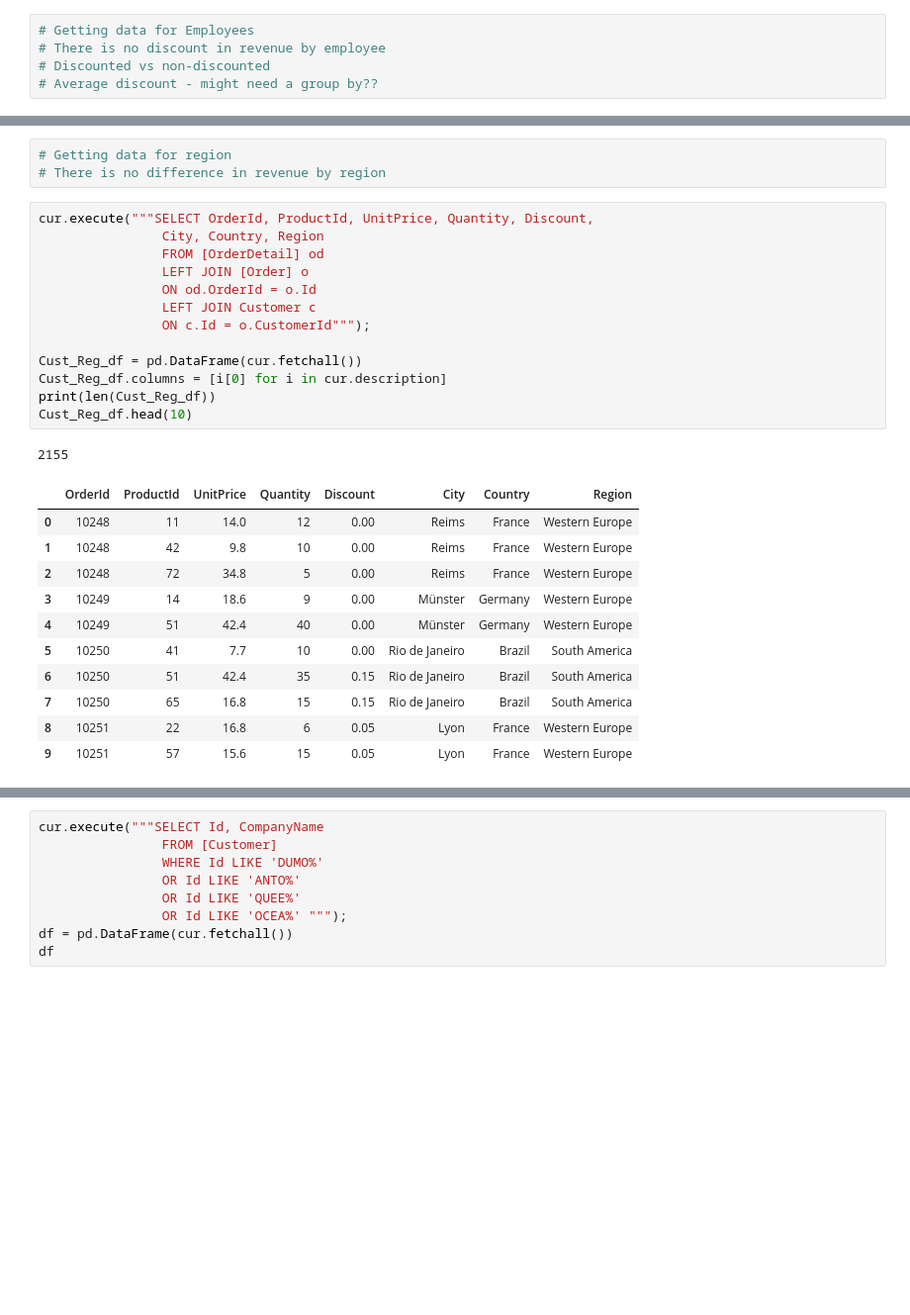
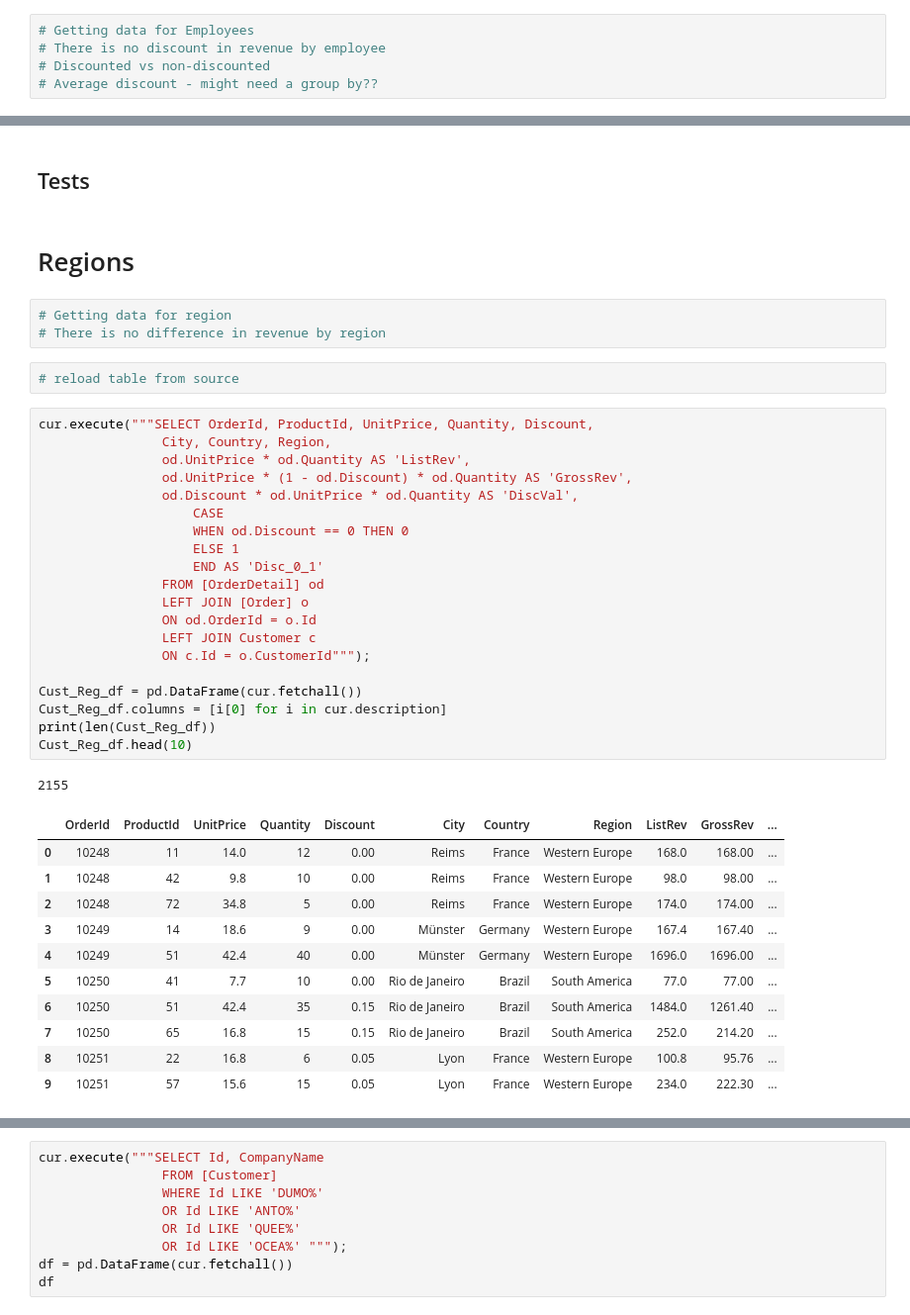
Before and after one commit to AndrewJ1/FI_Module_3, a Jupyter notebook: Project wip/dsc-mod-3-project-online-ds-pt-041519/Project WIP.ipynb, the cells around one changed output, grey strips where cells are left out. Shown at 99% size. Drawn from its saved outputs; the diff is of its cells as text; blank space fills up the shorter version.

```diff
--- a/Project wip/dsc-mod-3-project-online-ds-pt-041519/Project WIP.ipynb
+++ b/Project wip/dsc-mod-3-project-online-ds-pt-041519/Project WIP.ipynb
@@ -587,32 +855,45 @@ Emp_df.head(10)
+# %% [markdown]
+## Tests
+# %% [markdown]
+# Regions
 # %%
 # Getting data for region
 # There is no difference in revenue by region
+# %%
+# reload table from source
 # %%
 cur.execute("""SELECT OrderId, ProductId, UnitPrice, Quantity, Discount,
-                City, Country, Region
+                City, Country, Region,
+                od.UnitPrice * od.Quantity AS 'ListRev',
+                od.UnitPrice * (1 - od.Discount) * od.Quantity AS 'GrossRev',
+                od.Discount * od.UnitPrice * od.Quantity AS 'DiscVal',
+                    CASE
+                    WHEN od.Discount == 0 THEN 0
+                    ELSE 1
+                    END AS 'Disc_0_1'
                 FROM [OrderDetail] od
                 LEFT JOIN [Order] o
                 ON od.OrderId = o.Id
                 LEFT JOIN Customer c
                 ON c.Id = o.CustomerId""");
 
 Cust_Reg_df = pd.DataFrame(cur.fetchall())
 Cust_Reg_df.columns = [i[0] for i in cur.description]
 print(len(Cust_Reg_df))
 Cust_Reg_df.head(10)
 # %% [output]
 2155
-|  | OrderId | ProductId | UnitPrice | Quantity | Discount | City | Country | Region |
-| 0 | 10248 | 11 | 14.0 | 12 | 0.00 | Reims | France | Western Europe |
-| 1 | 10248 | 42 | 9.8 | 10 | 0.00 | Reims | France | Western Europe |
-| 2 | 10248 | 72 | 34.8 | 5 | 0.00 | Reims | France | Western Europe |
-| 3 | 10249 | 14 | 18.6 | 9 | 0.00 | Münster | Germany | Western Europe |
-| 4 | 10249 | 51 | 42.4 | 40 | 0.00 | Münster | Germany | Western Europe |
-| 5 | 10250 | 41 | 7.7 | 10 | 0.00 | Rio de Janeiro | Brazil | South America |
-| 6 | 10250 | 51 | 42.4 | 35 | 0.15 | Rio de Janeiro | Brazil | South America |
-| 7 | 10250 | 65 | 16.8 | 15 | 0.15 | Rio de Janeiro | Brazil | South America |
-| 8 | 10251 | 22 | 16.8 | 6 | 0.05 | Lyon | France | Western Europe |
-| 9 | 10251 | 57 | 15.6 | 15 | 0.05 | Lyon | France | Western Europe |
+|  | OrderId | ProductId | UnitPrice | Quantity | Discount | City | Country | Region | ListRev | GrossRev | ... |
+| 0 | 10248 | 11 | 14.0 | 12 | 0.00 | Reims | France | Western Europe | 168.0 | 168.00 | ... |
+| 1 | 10248 | 42 | 9.8 | 10 | 0.00 | Reims | France | Western Europe | 98.0 | 98.00 | ... |
+| 2 | 10248 | 72 | 34.8 | 5 | 0.00 | Reims | France | Western Europe | 174.0 | 174.00 | ... |
+| 3 | 10249 | 14 | 18.6 | 9 | 0.00 | Münster | Germany | Western Europe | 167.4 | 167.40 | ... |
+| 4 | 10249 | 51 | 42.4 | 40 | 0.00 | Münster | Germany | Western Europe | 1696.0 | 1696.00 | ... |
+| 5 | 10250 | 41 | 7.7 | 10 | 0.00 | Rio de Janeiro | Brazil | South America | 77.0 | 77.00 | ... |
+| 6 | 10250 | 51 | 42.4 | 35 | 0.15 | Rio de Janeiro | Brazil | South America | 1484.0 | 1261.40 | ... |
+| 7 | 10250 | 65 | 16.8 | 15 | 0.15 | Rio de Janeiro | Brazil | South America | 252.0 | 214.20 | ... |
+| 8 | 10251 | 22 | 16.8 | 6 | 0.05 | Lyon | France | Western Europe | 100.8 | 95.76 | ... |
+| 9 | 10251 | 57 | 15.6 | 15 | 0.05 | Lyon | France | Western Europe | 234.0 | 222.30 | ... |
 # %%
 Cust_Reg_df.isna().sum()
 # %% [output]
```
Also changed, not shown: parts of 49 cells of this notebook, 3 other files.
